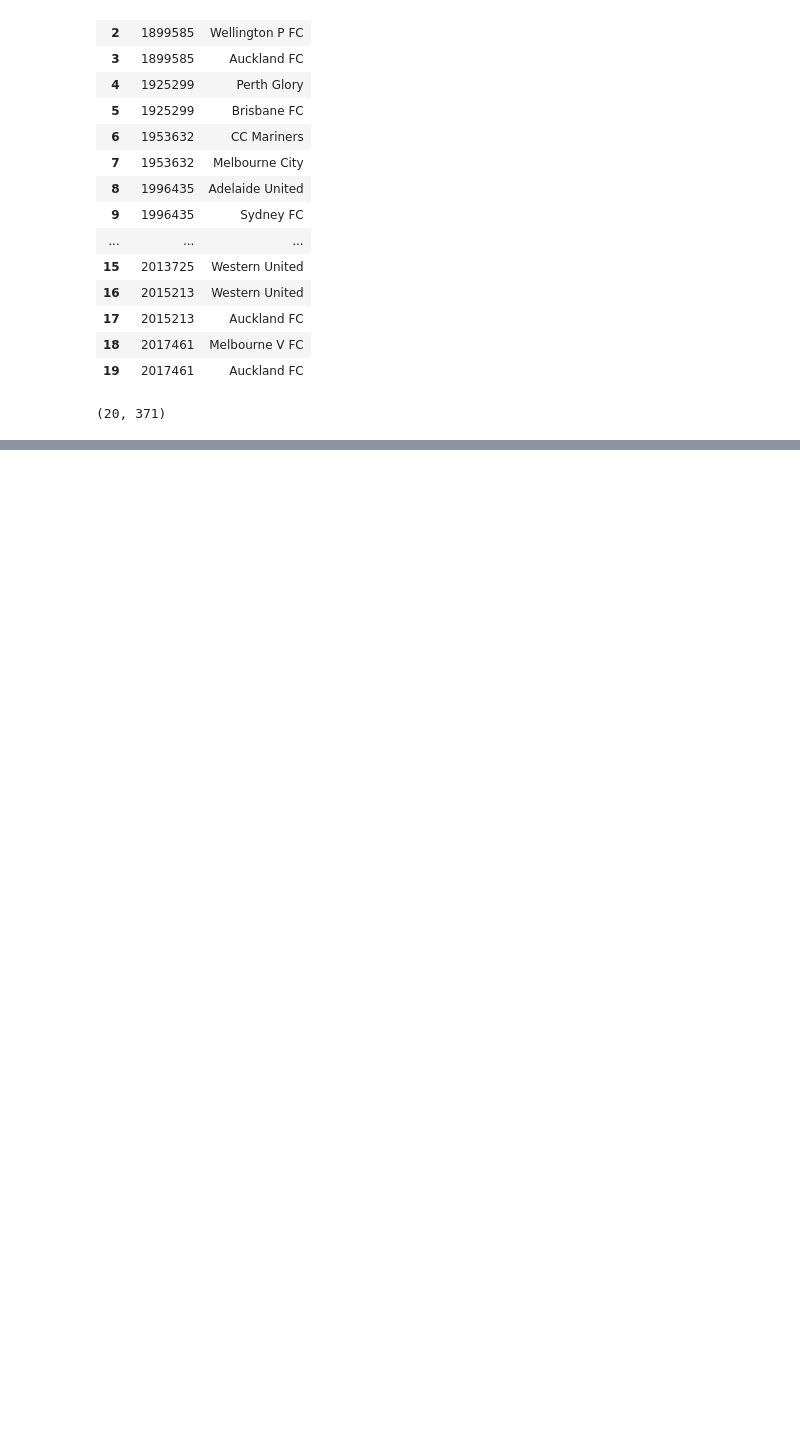
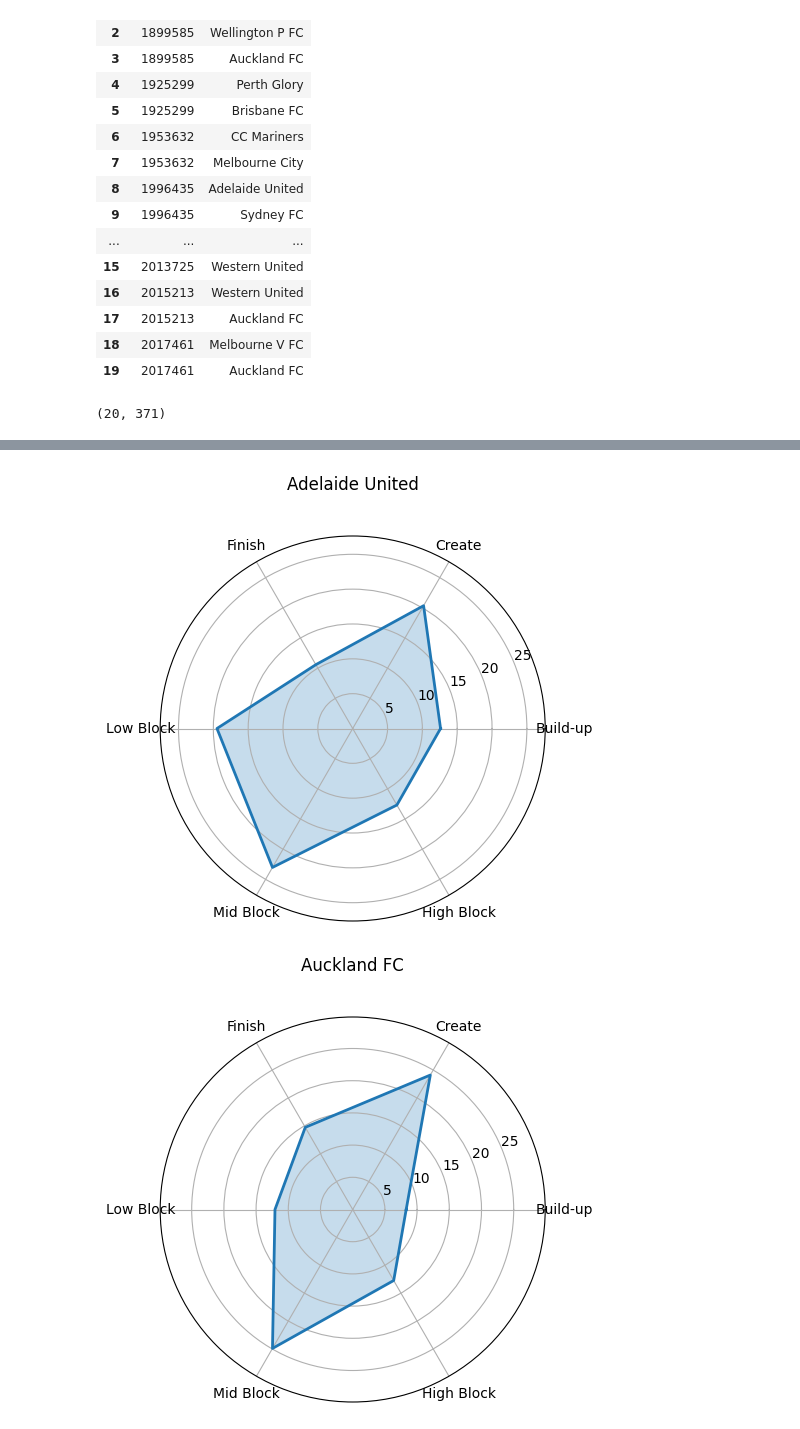
Before and after one commit to KaOs1204/Biomech_Project_2025, a Jupyter notebook: notebooks/01B_multi_match_pop_profiles.ipynb, the cells around one changed output, grey strips where cells are left out. Cells and saved outputs as stored; diff of their text form; code cells hidden in the pictures; blank space fills up the shorter version.

```diff
--- a/notebooks/01B_multi_match_pop_profiles.ipynb
+++ b/notebooks/01B_multi_match_pop_profiles.ipynb
@@ -184,0 +247,40 @@ team_phase_summary
+# %%
+RADAR_COLS = [
+    "total_time_build_up_pct",
+    "total_time_create_pct",
+    "total_time_finish_pct",
+    "total_time_low_block_pct",
+    "total_time_medium_block_pct",
+    "total_time_high_block_pct"
+]
+
+RADAR_LABELS = [
+    "Build-up",
+    "Create",
+    "Finish",
+    "Low Block",
+    "Mid Block",
+    "High Block"
+]
+def plot_team_radar(row, cols, labels):
+    values = row[cols].values
+    values = np.append(values, values[0])
+
+    angles = np.linspace(0, 2 * np.pi, len(labels), endpoint=False)
+    angles = np.append(angles, angles[0])
+
+    fig, ax = plt.subplots(figsize=(5, 5), subplot_kw=dict(polar=True))
+    ax.plot(angles, values, linewidth=2)
+    ax.fill(angles, values, alpha=0.25)
+
+    ax.set_thetagrids(angles[:-1] * 180 / np.pi, labels)
+    ax.set_title(row["team_name"], y=1.1)
+    ax.set_ylim(0, max(values) * 1.2)
+
+    plt.show()
+# %%
+for _, row in team_identity_df.iterrows():
+    plot_team_radar(row, RADAR_COLS, RADAR_LABELS)
+# %% [output]
+[figure, added]
+[figure, added]
```
Also changed, not shown: parts of 15 cells of this notebook.
